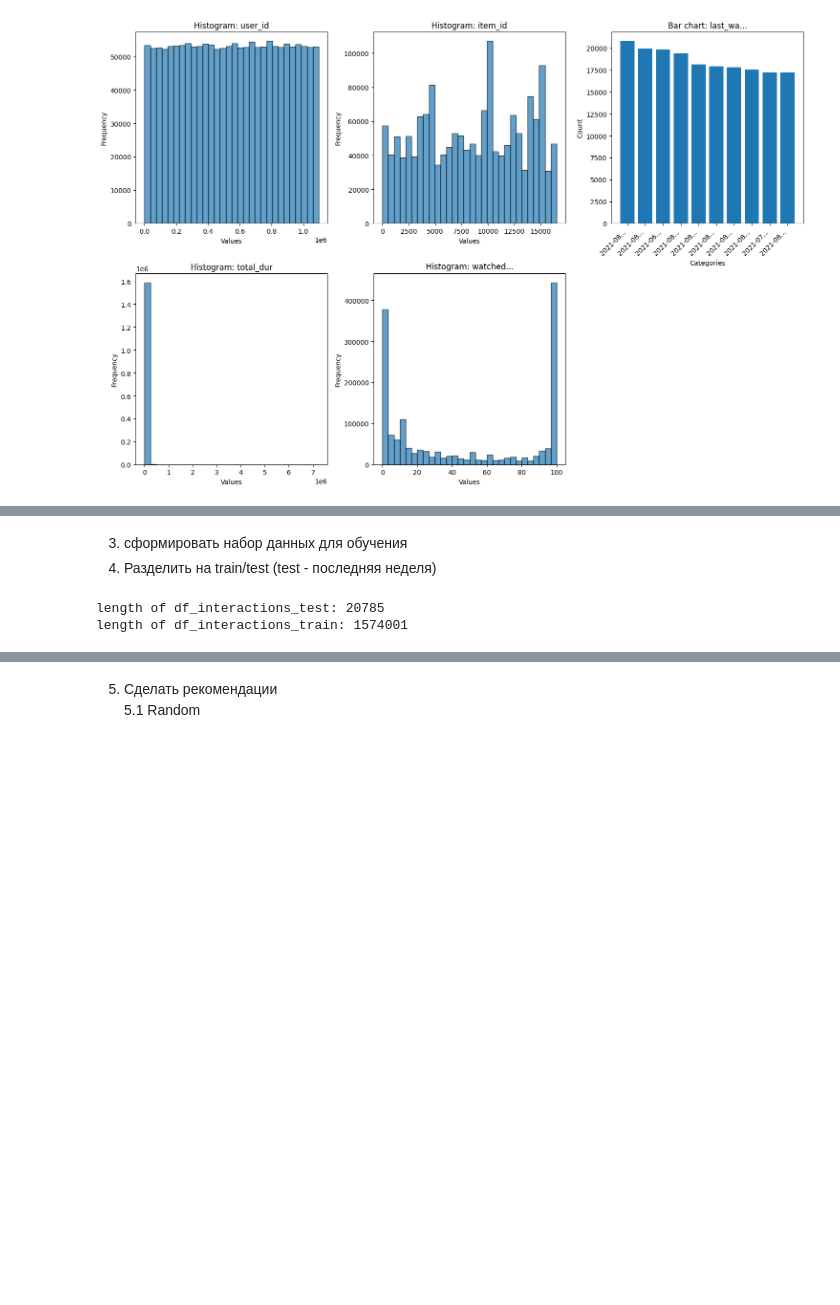
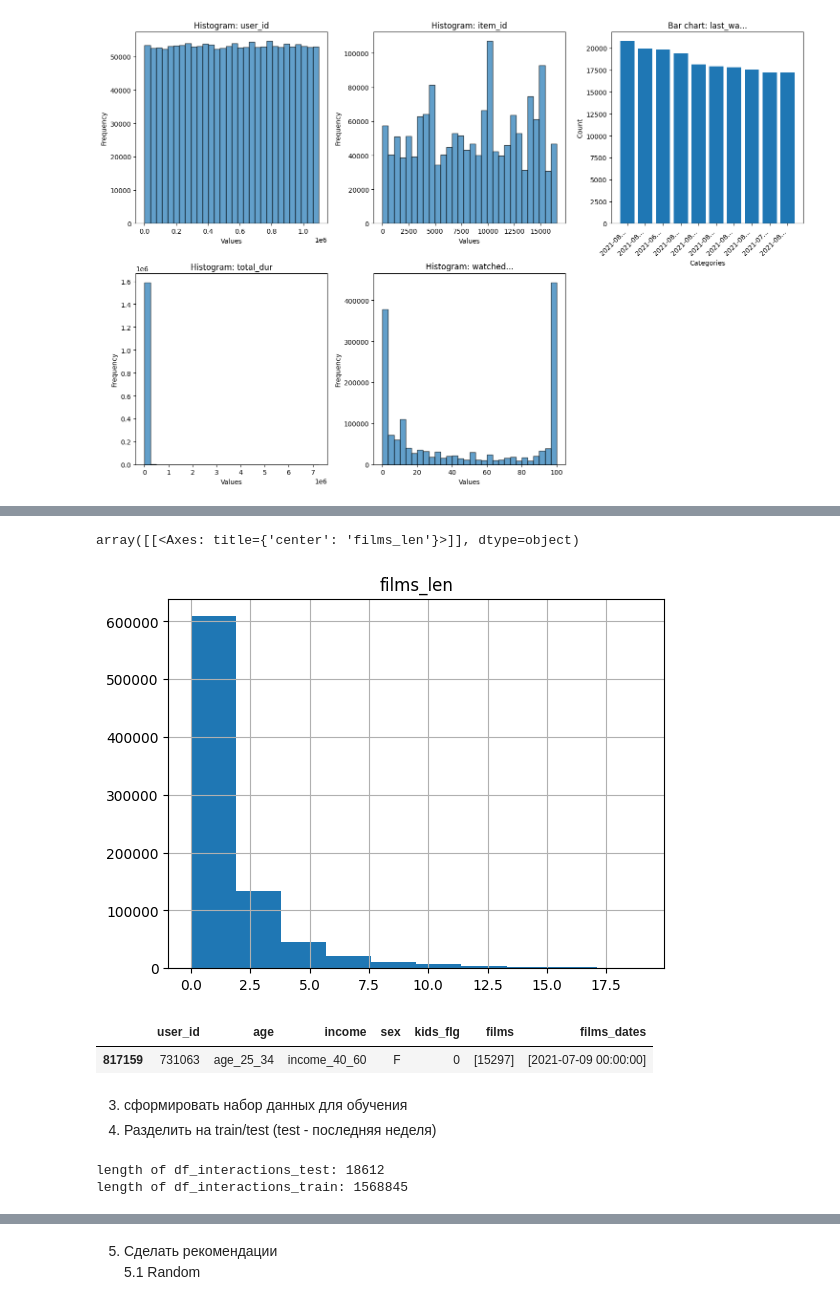
Before and after one commit to Leousov/2_course, a Jupyter notebook: rec_sys/practice24_09.ipynb, the cells around one changed output, grey strips where cells are left out. Cells and saved outputs as stored; diff of their text form; code cells hidden in the pictures; blank space fills up the shorter version.

```diff
--- a/rec_sys/practice24_09.ipynb
+++ b/rec_sys/practice24_09.ipynb
@@ -282,3 +282,25 @@ plot_histograms(df_interactions)
 # %% [output]
 [figure]
 [figure]
+# %%
+np.random.seed(40)
+rand_user = np.random.choice(df_users['user_id'].unique())
+# rand_user = df_users[df_users['user_id'] == rand_user]
+# df_interactions['user_id'] == rand_user['user_id'].values[0]
+
+def get_films_fast(df_users, df_interactions):
+    # Группируем все взаимодействия по пользователям за один проход
+    user_films = df_interactions.groupby('user_id')['item_id'].unique()
+    # Сопоставляем с пользователями (для отсутствующих пользователей будет пустой массив)
+    return df_users['user_id'].map(user_films).fillna(pd.Series([[]] * len(df_users)))
+
+def get_films_dates_fast(df_users, df_interactions):
+    # Группируем все взаимодействия по пользователям за один проход
+    user_films = df_interactions.groupby('user_id')['last_watch_dt'].unique()
+    # Сопоставляем с пользователями (для отсутствующих пользователей будет пустой массив)
+    return df_users['user_id'].map(user_films).fillna(pd.Series([[]] * len(df_users)))
+# Использование:
+df_users_new = df_users.copy()
+df_users_new['films'] = get_films_fast(df_users_new, df_interactions)
+df_users_new['films_dates'] = get_films_dates_fast(df_users_new, df_interactions)
+df_users_new['films']
@@ -284,0 +320,14 @@ plot_histograms(df_interactions)
+# %%
+df_users_new['films_len'] = df_users_new['films'].apply(len)
+
+df_users_new_filtered = df_users_new[df_users_new['films_len']<20]
+df_users_new_filtered.hist('films_len')
+# %% [output]
+array([[<Axes: title={'center': 'films_len'}>]], dtype=object)
+[figure, added]
+# %%
+df_users_new[df_users_new['user_id'] == rand_user]
+# df_users_new['films_dates']
+# %% [output]
+|  | user_id | age | income | sex | kids_flg | films | films_dates |
+| 817159 | 731063 | age_25_34 | income_40_60 | F | 0 | [15297] | [2021-07-09 00:00:00] |
@@ -289,8 +410,14 @@ plot_histograms(df_interactions)
 test_size_weeks = 3
 df_interactions_test = df_interactions[df_interactions['last_watch_dt'].max() - df_interactions['last_watch_dt'] < np.timedelta64(21) ]
 df_interactions_train = df_interactions[df_interactions['last_watch_dt'].max() - df_interactions['last_watch_dt'] >= np.timedelta64(21) ]
+df_interactions_test = df_interactions_test.groupby('item_id').filter(lambda group: len(group) > 2)
+df_interactions_train = df_interactions_train.groupby('item_id').filter(lambda group: len(group) > 2)
+# common_item_ids = df_interactions_test['item_id'].isin(df_interactions_train['item_id'])
+# common_item_ids = common_item_ids[common_item_ids].index
+# df_interactions_test = df_interactions_test[df_interactions_test['item_id'].isin(common_item_ids)]
+# df_interactions_train = df_interactions_train[df_interactions_train['item_id'].isin(common_item_ids)]
 print(f"length of df_interactions_test: {len(df_interactions_test)}")
 print(f"length of df_interactions_train: {len(df_interactions_train)}")
 # %% [output]
-length of df_interactions_test: 20785
-length of df_interactions_train: 1574001
+length of df_interactions_test: 18612
+length of df_interactions_train: 1568845
```
Also changed, not shown: parts of 31 cells of this notebook, 6 other files.
